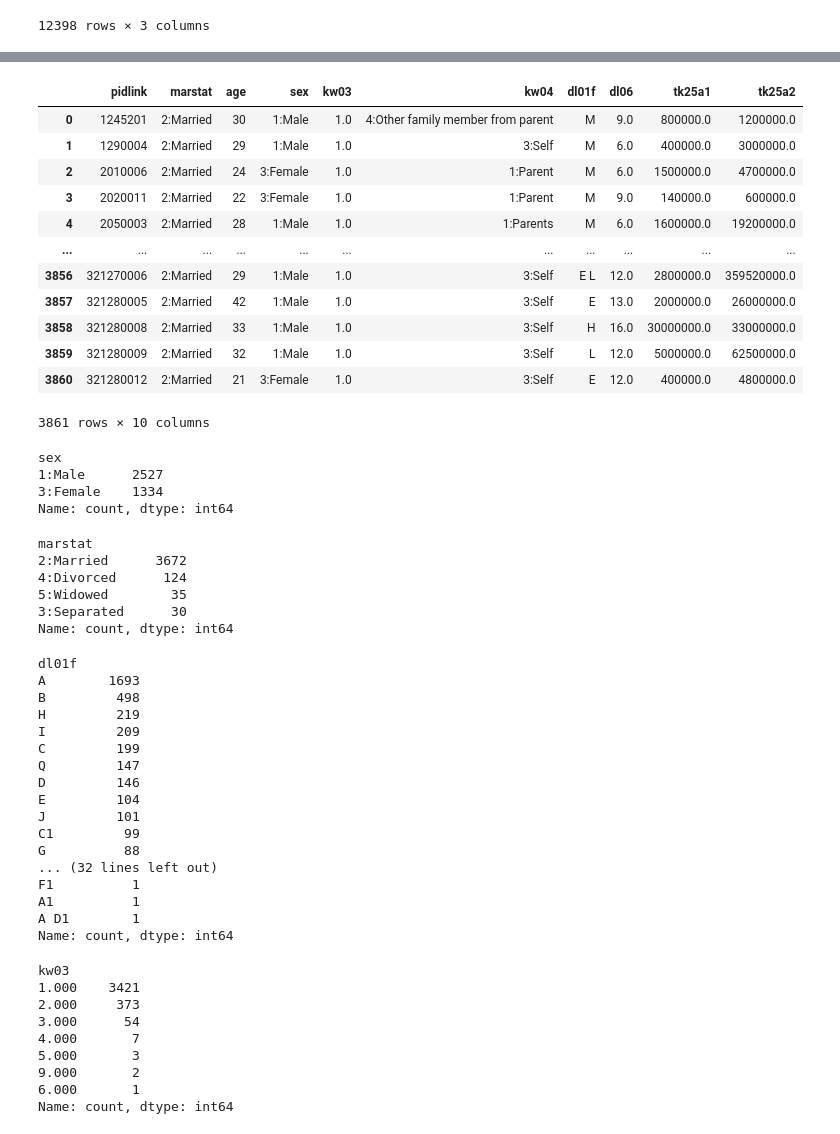
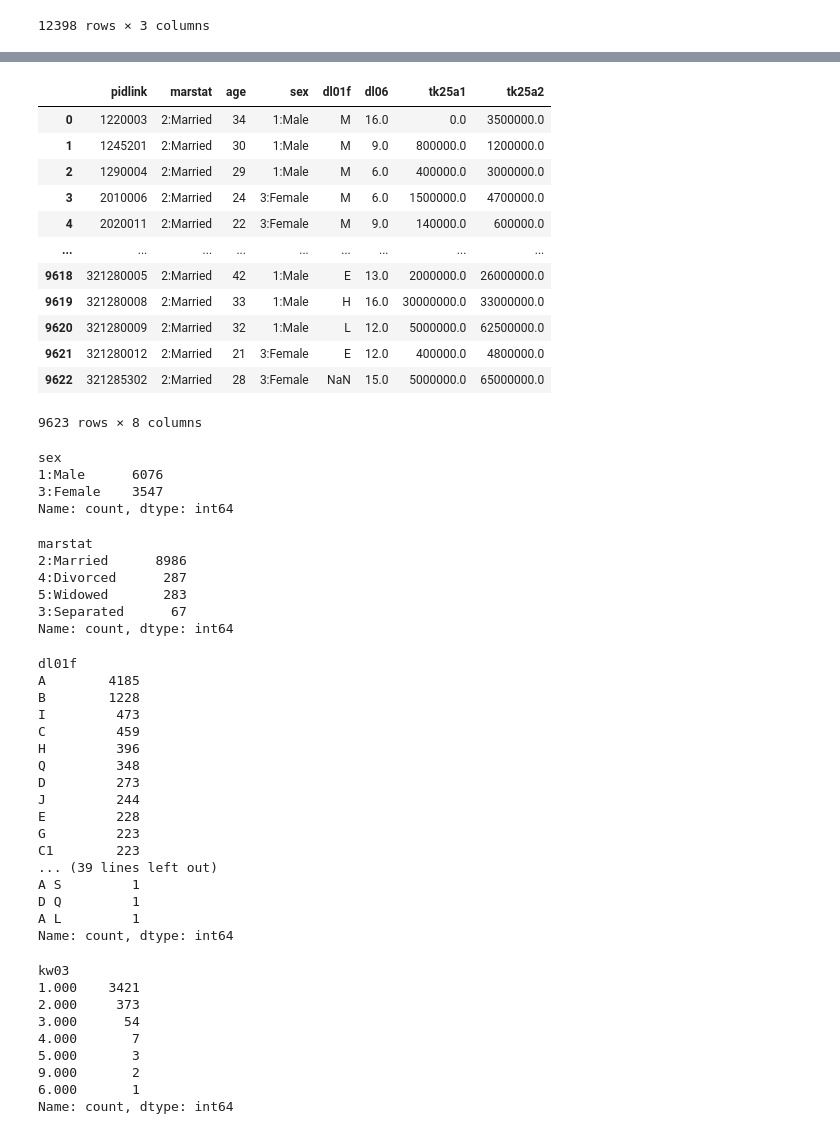
Before and after one commit to Poor1ST/ifls, a Jupyter notebook: process.ipynb, the cells around one changed output, grey strips where cells are left out. Drawn from its saved outputs; the diff is of its cells as text; code cells hidden in the pictures.

```diff
--- a/process.ipynb
+++ b/process.ipynb
@@ -834,57 +836,57 @@ sex
 Name: count, dtype: int64
 # %%
-df_merged = pd.merge(df_merged, dl1, how='inner', on='pidlink')
+df_merged = pd.merge(cov, dl1, how='inner', on='pidlink')
 df_merged = pd.merge(df_merged, tk2, how='inner', on='pidlink')
 df_merged
 # %% [output]
-|  | pidlink | marstat | age | sex | kw03 | kw04 | dl01f | dl06 | tk25a1 | tk25a2 |
-| 0 | 1245201 | 2:Married | 30 | 1:Male | 1.0 | 4:Other family member from parent | M | 9.0 | 800000.0 | 1200000.0 |
-| 1 | 1290004 | 2:Married | 29 | 1:Male | 1.0 | 3:Self | M | 6.0 | 400000.0 | 3000000.0 |
-| 2 | 2010006 | 2:Married | 24 | 3:Female | 1.0 | 1:Parent | M | 6.0 | 1500000.0 | 4700000.0 |
-| 3 | 2020011 | 2:Married | 22 | 3:Female | 1.0 | 1:Parent | M | 9.0 | 140000.0 | 600000.0 |
-| 4 | 2050003 | 2:Married | 28 | 1:Male | 1.0 | 1:Parents | M | 6.0 | 1600000.0 | 19200000.0 |
-| ... | ... | ... | ... | ... | ... | ... | ... | ... | ... | ... |
-| 3856 | 321270006 | 2:Married | 29 | 1:Male | 1.0 | 3:Self | E L | 12.0 | 2800000.0 | 359520000.0 |
-| 3857 | 321280005 | 2:Married | 42 | 1:Male | 1.0 | 3:Self | E | 13.0 | 2000000.0 | 26000000.0 |
-| 3858 | 321280008 | 2:Married | 33 | 1:Male | 1.0 | 3:Self | H | 16.0 | 30000000.0 | 33000000.0 |
-| 3859 | 321280009 | 2:Married | 32 | 1:Male | 1.0 | 3:Self | L | 12.0 | 5000000.0 | 62500000.0 |
-| 3860 | 321280012 | 2:Married | 21 | 3:Female | 1.0 | 3:Self | E | 12.0 | 400000.0 | 4800000.0 |
+|  | pidlink | marstat | age | sex | dl01f | dl06 | tk25a1 | tk25a2 |
+| 0 | 1220003 | 2:Married | 34 | 1:Male | M | 16.0 | 0.0 | 3500000.0 |
+| 1 | 1245201 | 2:Married | 30 | 1:Male | M | 9.0 | 800000.0 | 1200000.0 |
+| 2 | 1290004 | 2:Married | 29 | 1:Male | M | 6.0 | 400000.0 | 3000000.0 |
+| 3 | 2010006 | 2:Married | 24 | 3:Female | M | 6.0 | 1500000.0 | 4700000.0 |
+| 4 | 2020011 | 2:Married | 22 | 3:Female | M | 9.0 | 140000.0 | 600000.0 |
+| ... | ... | ... | ... | ... | ... | ... | ... | ... |
+| 9618 | 321280005 | 2:Married | 42 | 1:Male | E | 13.0 | 2000000.0 | 26000000.0 |
+| 9619 | 321280008 | 2:Married | 33 | 1:Male | H | 16.0 | 30000000.0 | 33000000.0 |
+| 9620 | 321280009 | 2:Married | 32 | 1:Male | L | 12.0 | 5000000.0 | 62500000.0 |
+| 9621 | 321280012 | 2:Married | 21 | 3:Female | E | 12.0 | 400000.0 | 4800000.0 |
+| 9622 | 321285302 | 2:Married | 28 | 3:Female | NaN | 15.0 | 5000000.0 | 65000000.0 |
-3861 rows × 10 columns
+9623 rows × 8 columns
 # %%
 df_merged['sex'].value_counts()
 # %% [output]
 sex
-1:Male      2527
-3:Female    1334
+1:Male      6076
+3:Female    3547
 Name: count, dtype: int64
 # %%
 df_merged['marstat'].value_counts()
 # %% [output]
 marstat
-2:Married      3672
-4:Divorced      124
-5:Widowed        35
-3:Separated      30
+2:Married      8986
+4:Divorced      287
+5:Widowed       283
+3:Separated      67
 Name: count, dtype: int64
 # %%
 df_merged['dl01f'].value_counts()
 # %% [output]
 dl01f
-A        1693
-B         498
-H         219
-I         209
-C         199
-Q         147
-D         146
-E         104
-J         101
-C1         99
-G          88
-... (32 lines left out)
-F1          1
-A1          1
-A D1        1
+A        4185
+B        1228
+I         473
+C         459
+H         396
+Q         348
+D         273
+J         244
+E         228
+G         223
+C1        223
+... (39 lines left out)
+A S         1
+D Q         1
+A L         1
 Name: count, dtype: int64
 # %%
 df_merged['kw03'].value_counts()
```
Also changed, not shown: parts of 22 cells of this notebook, 1 other file.
